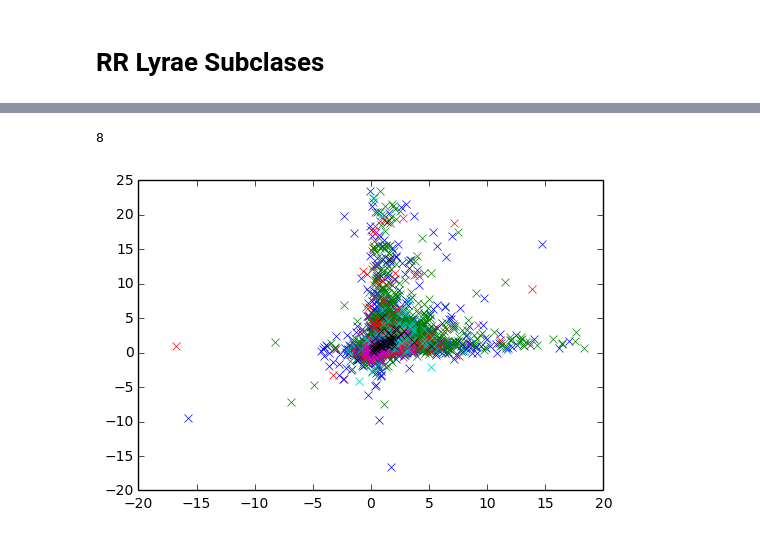
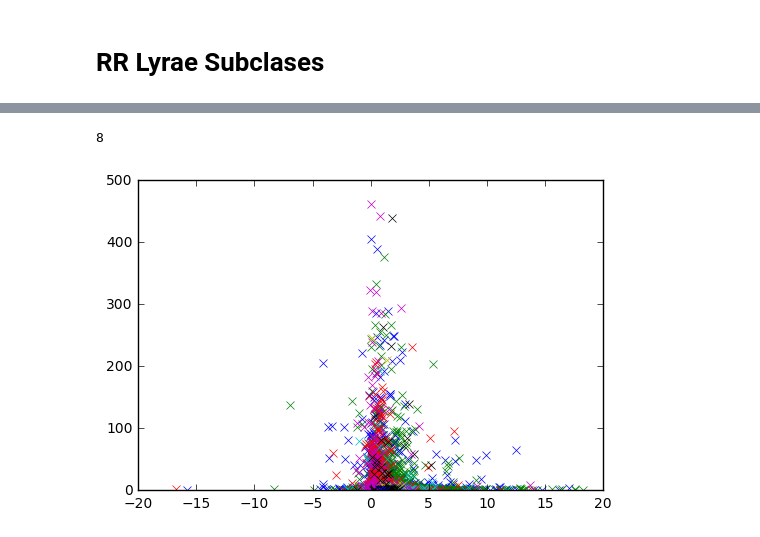
Before and after one commit to nicolasencina/Inteligencia_Proyecto, a Jupyter notebook: Preprocesamiento.ipynb, the cells around one changed output, grey strips where cells are left out. Drawn from its saved outputs; the diff is of its cells as text; code cells hidden in the pictures.

```diff
--- a/Preprocesamiento.ipynb
+++ b/Preprocesamiento.ipynb
@@ -183,7 +195,7 @@ for clase in clases:
                 else:
                     try:
                         features_matrix = np.concatenate((features_matrix, features(directory, name_2)), axis = 0)
-                    except KeyError:
+                    except (KeyError, IOError) as e:
                         stars_not_found += 1
                 row_counter += 1
 
@@ -200,8 +213,8 @@ IOError: dataset/RRL/RRab/lm0010k25441.dat not found.
 import pickle
 caracteristicas = pickle.load( open( "caracteristicas.p", "rb" ) )
 
-feature_1 = 17
-feature_2 = 18
+feature_1 = 4
+feature_2 = 3
 
 RR_feature_1 = []
 RR_feature_2 = []
@@ -244,8 +257,8 @@ plt.legend([ p1, p2, p3], ["Ecilpsantes" ,"Cefeidas", "RR Lyrae"])
 import pickle
 caracteristicas = pickle.load( open( "caracteristicas.p", "rb" ) )
 
-feature_1 = 13
-feature_2 = 18
+feature_1 = 3
+feature_2 = 9
 
 RRab_feature_1 = []
 RRab_feature_2 = []
@@ -315,7 +323,7 @@ def list_of_lists(size):
     return new_list
 
 feature_1 = 5
-feature_2 = 13
+feature_2 = 10
 
 subclases=EB_subclases
 #def sub_class_features(caracteristicas, subclases, feature_1, feature_2):
@@ -335,34 +343,34 @@ for j in range(len(caracteristicas[:,0])):
 
 #    return [subclases_features_1, subclases_features_2, c]
 
 print len(subclases_features_1)
 #subclases=Cefeids_subclases
 #results = sub_class_features(caracteristicas, subclases, feature_1, feature_2)
 #print results[2]
 
 ft1 = subclases_features_1
 ft2 = subclases_features_2
 
 a, = plt.plot(ft1[0], ft2[0] , 'x')
 b, = plt.plot(ft1[1], ft2[1] , 'x')
 c, = plt.plot(ft1[2], ft2[2] , 'x')
 d, = plt.plot(ft1[3], ft2[3] , 'x')
 e, = plt.plot(ft1[4], ft2[4] , 'x')
 f, = plt.plot(ft1[5], ft2[5] , 'x')
 g, = plt.plot(ft1[6], ft2[6] , 'x')
 h, = plt.plot(ft1[7], ft2[7] , 'x')
 
 #plt.axis([0,1, 0, 1.5])
 
 #plt.xlabel("Skew")
 #plt.ylabel("Periodo")
 #plt.legend([ ab, c], ["RRab","RRc"])
 #plt.title("Subclases RR Lyrae")
         #[label, Red_mean, Red_std, Red_MagRatio, Red_amplitude, Blue_mean, Blue_std,
         #Blue_MagRatio, Blue_amplitude, period]
 # %% [output]
 8
-[figure, old version]
+[figure, new version]
 # %%
 print len(caracteristicas[:,1])
 # %% [output]
```
Also changed, not shown: parts of 7 cells of this notebook.
